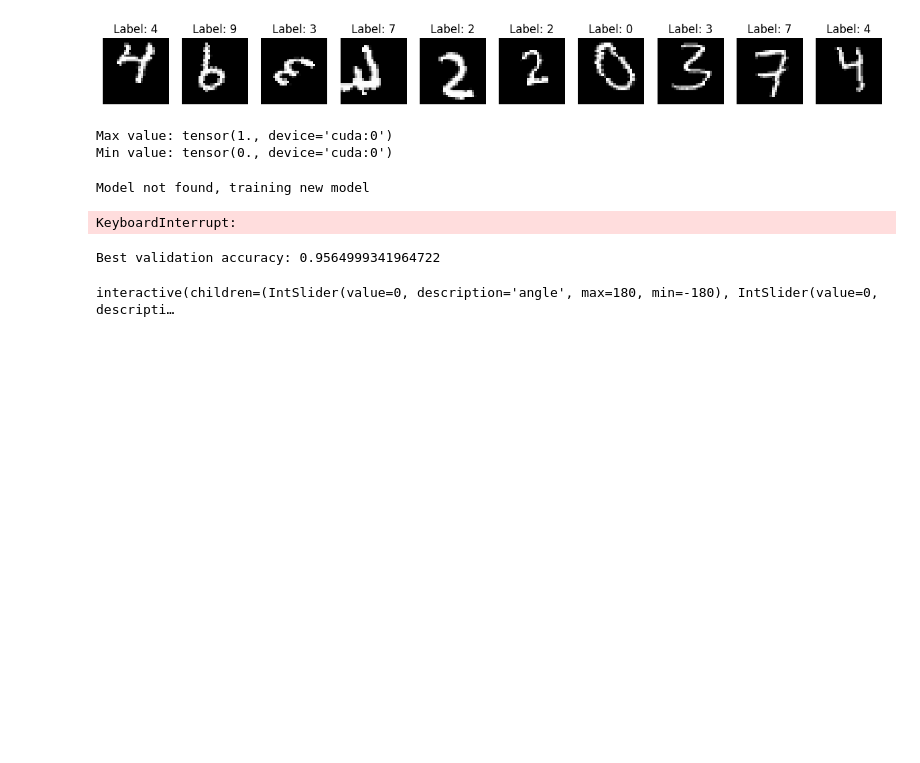
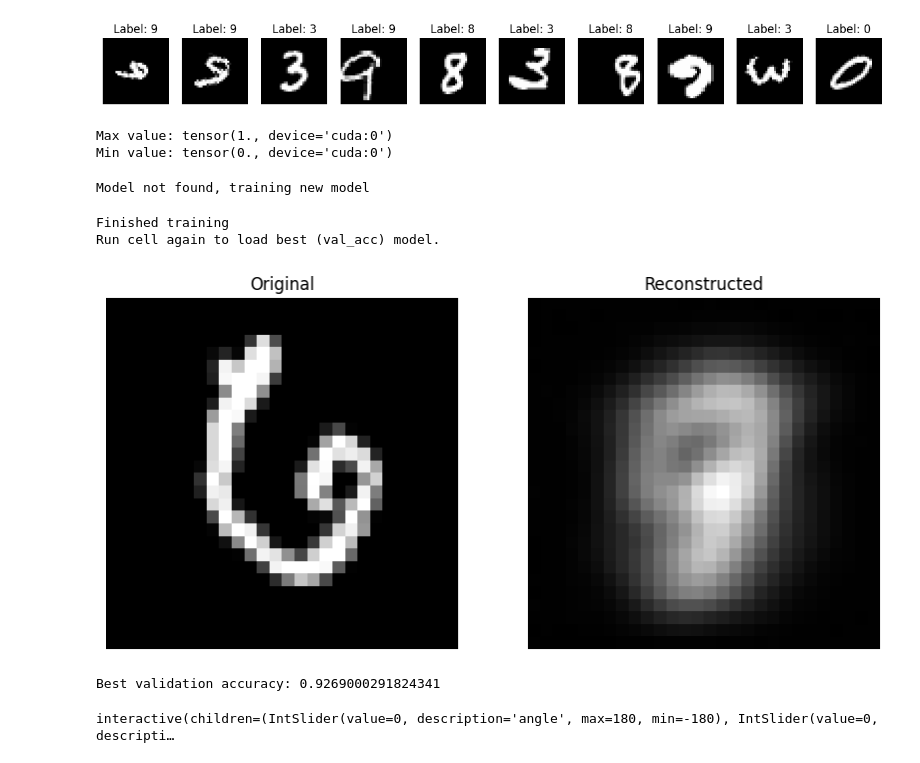
Before and after one commit to joeagriffith/ml-learning, a Jupyter notebook: Deep_Learning/Representation_Learning/Examples/MNIST/mnist.ipynb, the cells around one changed output. Drawn from its saved outputs; the diff is of its cells as text; code cells hidden in the pictures; blank space fills up the shorter version.

```diff
--- a/Deep_Learning/Representation_Learning/Examples/MNIST/mnist.ipynb
+++ b/Deep_Learning/Representation_Learning/Examples/MNIST/mnist.ipynb
@@ -41,15 +43,19 @@ n_val = int(len(dataset) * VAL_RATIO)
 n_train = len(dataset) - n_val
 train_set, val_set = torch.utils.data.random_split(dataset, [n_train, n_val])
 
+
+
 train_transform = transforms.Compose([
     transforms.ToTensor(),
-    transforms.RandomAffine(degrees=30, translate=(0.1, 0.1), scale=(0.9, 1.1), shear=10),
+    transforms.Pad(2),
+    # transforms.RandomAffine(degrees=30, translate=(0.1, 0.1), scale=(0.9, 1.1), shear=10),
     # transforms.Normalize((0.1307,), (0.3081,)),
     # SigmoidTransform(),
     # TanhTransform(),
 ])
 val_transform = transforms.Compose([
     transforms.ToTensor(),
+    transforms.Pad(2),
     # transforms.Normalize((0.1307,), (0.3081,)),
     # SigmoidTransform(),
     # TanhTransform()
@@ -85,25 +91,26 @@ plt.show()
 print('Max value:', train_set.transformed_images.max())
 print('Min value:', train_set.transformed_images.min())
 # %% [output]
-[figure, old version]
+[figure, new version]
 Max value: tensor(1., device='cuda:0')
 Min value: tensor(0., device='cuda:0')
 # %%
-Model = LAugPC
+Model = VAE
 backbone = 'alexnet'
-model_name = f'{Model.__name__}-{backbone}-new2'
+model_name = f'{Model.__name__}-{backbone}-5'
 log_dir = f'Deep_Learning/Representation_Learning/Examples/MNIST/out/logs/{model_name}/'
 save_dir = f'Deep_Learning/Representation_Learning/Examples/MNIST/out/models/{model_name}.pth'
 # log_dir = None
 # save_dir = None
-model = Model(1, 5, backbone=backbone).to(device)
+# model = Model(1, 5, backbone=backbone).to(device)
 # model = Model(1, backbone).to(device)
-
+model = Model(1, backbone=backbone).to(device)
 
 optimiser = get_optimiser(
     model,
     'AdamW',
-    lr=3e-4,
+    # lr=3e-4,
+    lr=3e-5,
     wd=0.004,
     exclude_bias=True,
     exclude_bn=True
@@ -148,9 +155,9 @@ if to_train:
             optimiser,
             train_set,
             val_set,
-            num_epochs=500,
+            num_epochs=100,
             batch_size=256,
-            beta=0.05,
+            loss_fn='dino',
             aug_scaler='none',
             learn_on_ss=False,
             writer=writer,
@@ -227,18 +234,49 @@ if to_train:
             save_every=5,
         )
 
+    if isinstance(model, VAE):
+        train_vae(
+            model,
+            optimiser,
+            train_set,
+            val_set,
+            num_epochs=500,
+            batch_size=32,
+            learn_on_ss=False,
+            writer=writer,
+            save_dir=save_dir,
+            save_every=5,
+        )
+
     print(f'Finished training')
     if save_dir is not None:
         print('Run cell again to load best (val_acc) model.')
 # %% [output]
 Model not found, training new model
-KeyboardInterrupt:
+Finished training
+Run cell again to load best (val_acc) model.
+# %%
+idx = torch.randint(0, len(val_set), (1,)).item()
+img = train_set[idx][0].unsqueeze(0)
+out = model.reconstruct(img)
+recon = out["x_recon"]
+
+fig, axes = plt.subplots(1, 2, figsize=(10,5))
+axes[0].imshow(img.squeeze().cpu(), cmap='gray')
+axes[0].set_title('Original')
+axes[0].axis('off')
+axes[1].imshow(recon.squeeze().detach().cpu(), cmap='gray')
+axes[1].set_title('Reconstructed')
+axes[1].axis('off')
+plt.show()
+# %% [output]
+[figure, added]
 # %%
 # collect 100 of each target index from train_set.targets
 writer = SummaryWriter(log_dir)
 mnist_linear_1k_eval(model, writer, flatten=False)
 # %% [output]
-Best validation accuracy: 0.9564999341964722
+Best validation accuracy: 0.9269000291824341
 # %%
 img = train_set[4][0].unsqueeze(0)
 model.eval()
```
Also changed, not shown: parts of 1 cell of this notebook, 9 other files.
